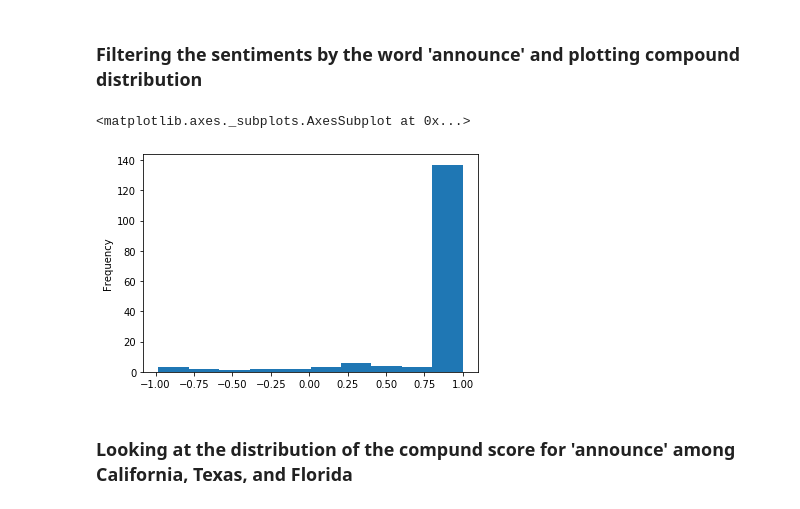
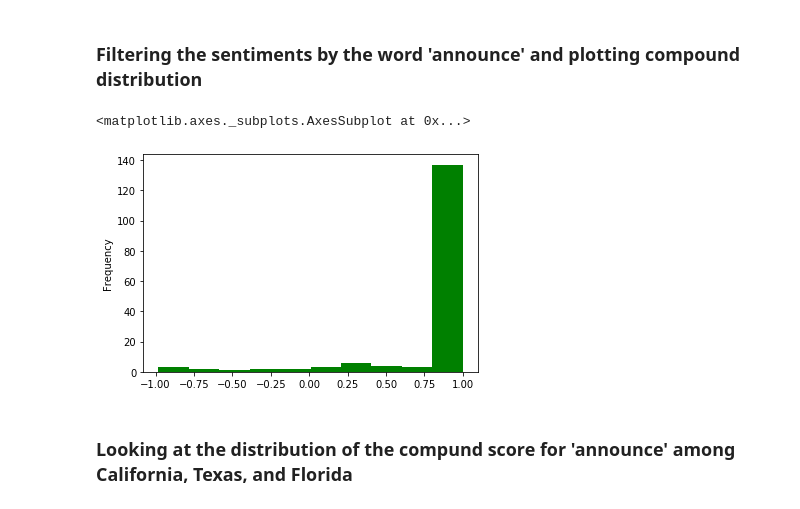
Before and after one commit to hasetia/Data-Science-Sentiment-Analysis-, a Jupyter notebook: FinalProject_group09.ipynb, the cells around one changed output. Cells and saved outputs as stored; diff of their text form; code cells hidden in the pictures.

```diff
--- a/FinalProject_group09.ipynb
+++ b/FinalProject_group09.ipynb
@@ -691,10 +691,10 @@ sns.distplot(df_conflict.loc[df_conflict['state'] == 'fl']['compound'], kde = Fa
 ### Filtering the sentiments by the word 'announce' and plotting compound distribution
 # %%
 df_announce = sort_df('announce')
-df_announce['compound'].plot.hist()
+df_announce['compound'].plot.hist(color = 'green')
 # %% [output]
 <matplotlib.axes._subplots.AxesSubplot at 0x...>
-[figure, old version]
+[figure, new version]
 # %% [markdown]
 ### Looking at the distribution of the compund score for 'announce' among California, Texas, and Florida
 # %%
```
Also changed, not shown: parts of 1 cell of this notebook.
